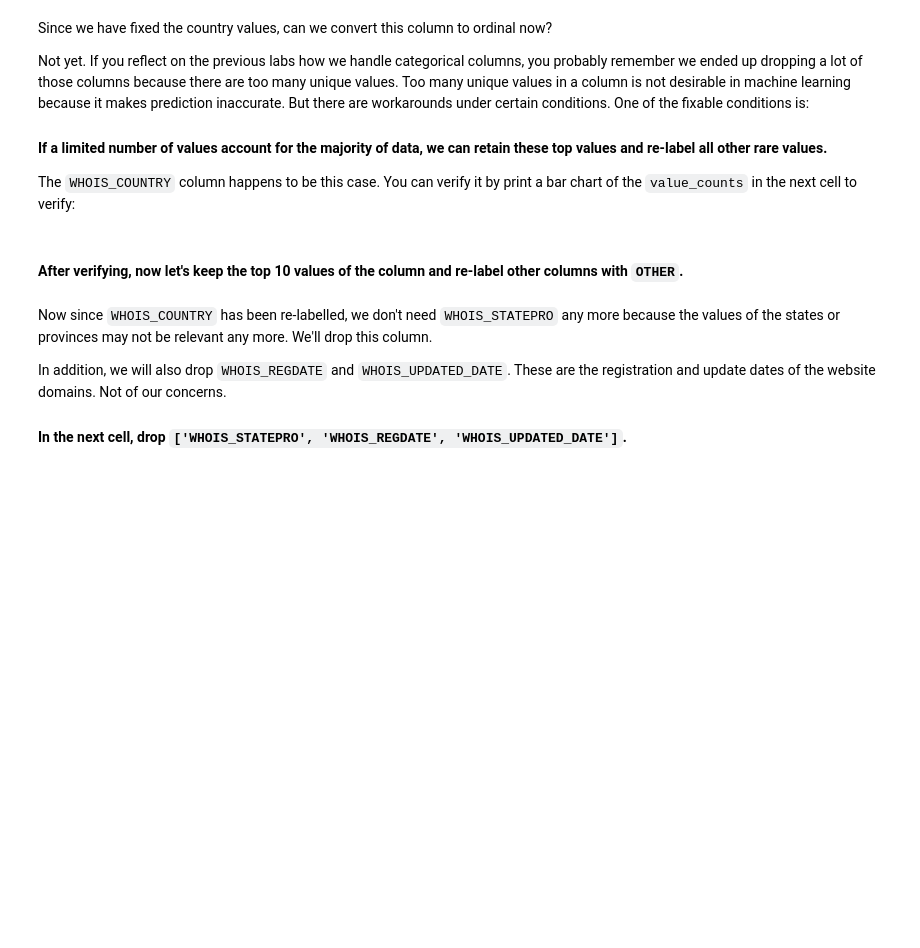
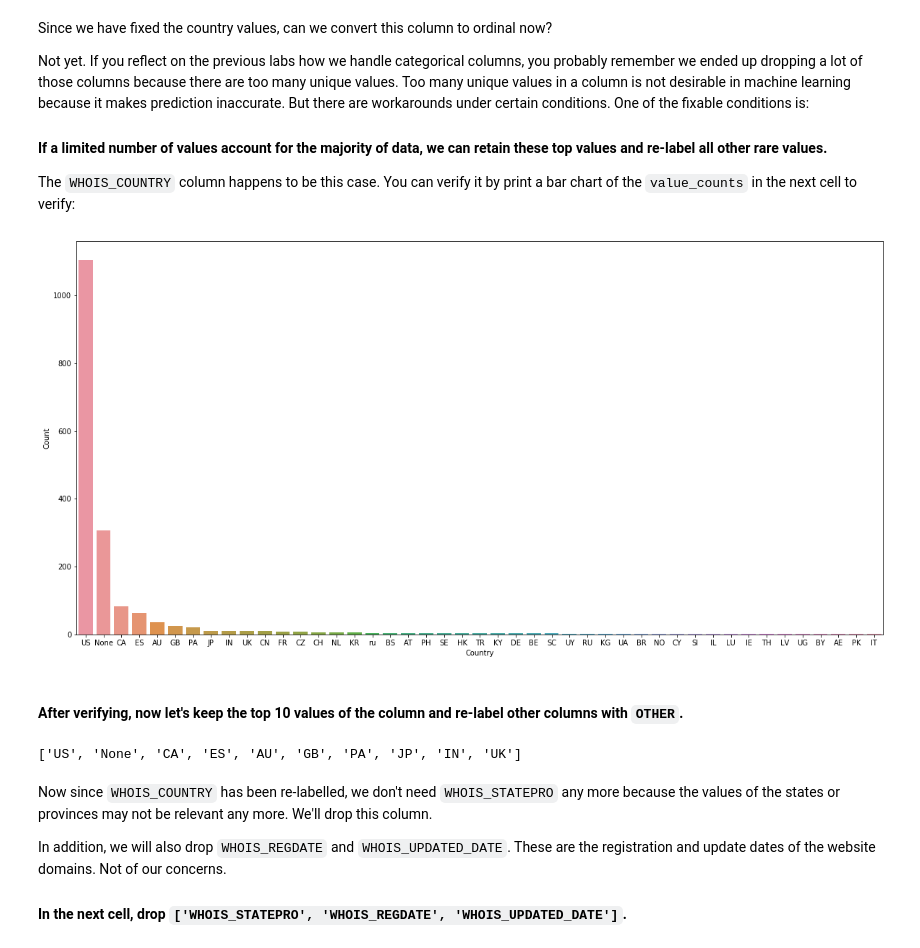
Before and after one commit to ironhack-datalabs/datamad0819, a Jupyter notebook: module-3/lab-supervised-learning/your-code/main.ipynb, the cells around one changed output. Saved outputs shown, nothing was run; the diff lists cells and outputs as text; code cells hidden in the pictures; blank space fills up the shorter version.

```diff
--- a/module-3/lab-supervised-learning/your-code/main.ipynb
+++ b/module-3/lab-supervised-learning/your-code/main.ipynb
@@ -171,0 +189,4 @@ If you remember in the previous labs, we drop a column if the column contains a
+# %%
+# Your code her
+indicesNulos=websites[websites['SERVER'].isnull() | websites['DNS_QUERY_TIMES'].isnull()].index
+websites = websites.drop(indicesNulos)
@@ -203,0 +270,6 @@ websites
+# %%
+# Your code here
+websites['WHOIS_COUNTRY']=websites['WHOIS_COUNTRY'].apply(lambda ele:'CY' if ele=='Cyprus' else ele)
+websites['WHOIS_COUNTRY']=websites['WHOIS_COUNTRY'].apply(lambda ele:'US' if ele=='us' else ele)
+websites['WHOIS_COUNTRY']=websites['WHOIS_COUNTRY'].apply(lambda ele:'SE' if ele=='se' else ele)
+websites['WHOIS_COUNTRY']=websites['WHOIS_COUNTRY'].apply(lambda ele:'GB' if ele in ['United Kingdom',"[u'GB'; u'UK']"] else ele)
@@ -214,2 +292,10 @@ The `WHOIS_COUNTRY` column happens to be this case. You can verify it by print a
+# %%
+# Your code here¡¡
+dfCCount=pd.DataFrame(websites['WHOIS_COUNTRY'].value_counts()).reset_index()
+dfCCount.columns=['Country','Count']
+plt.figure(figsize=(20,10))
+ax = sns.barplot(x="Country", y="Count", data=dfCCount)
+# %% [output]
+[figure, added]
 # %% [markdown]
 #### After verifying, now let's keep the top 10 values of the column and re-label other columns with `OTHER`.
@@ -218,3 +302,9 @@ The `WHOIS_COUNTRY` column happens to be this case. You can verify it by print a
+# %%
+# Your code here
+listPaises=list(dfCCount.head(10)['Country'])
+websites['WHOIS_COUNTRY']=websites['WHOIS_COUNTRY'].apply(lambda ele:ele if ele in listPaisesst else OTHER)
+# %% [output]
+['US', 'None', 'CA', 'ES', 'AU', 'GB', 'PA', 'JP', 'IN', 'UK']
 # %% [markdown]
 Now since `WHOIS_COUNTRY` has been re-labelled, we don't need `WHOIS_STATEPRO` any more because the values of the states or provinces may not be relevant any more. We'll drop this column.
 
```
Also changed, not shown: parts of 10 cells of this notebook.
